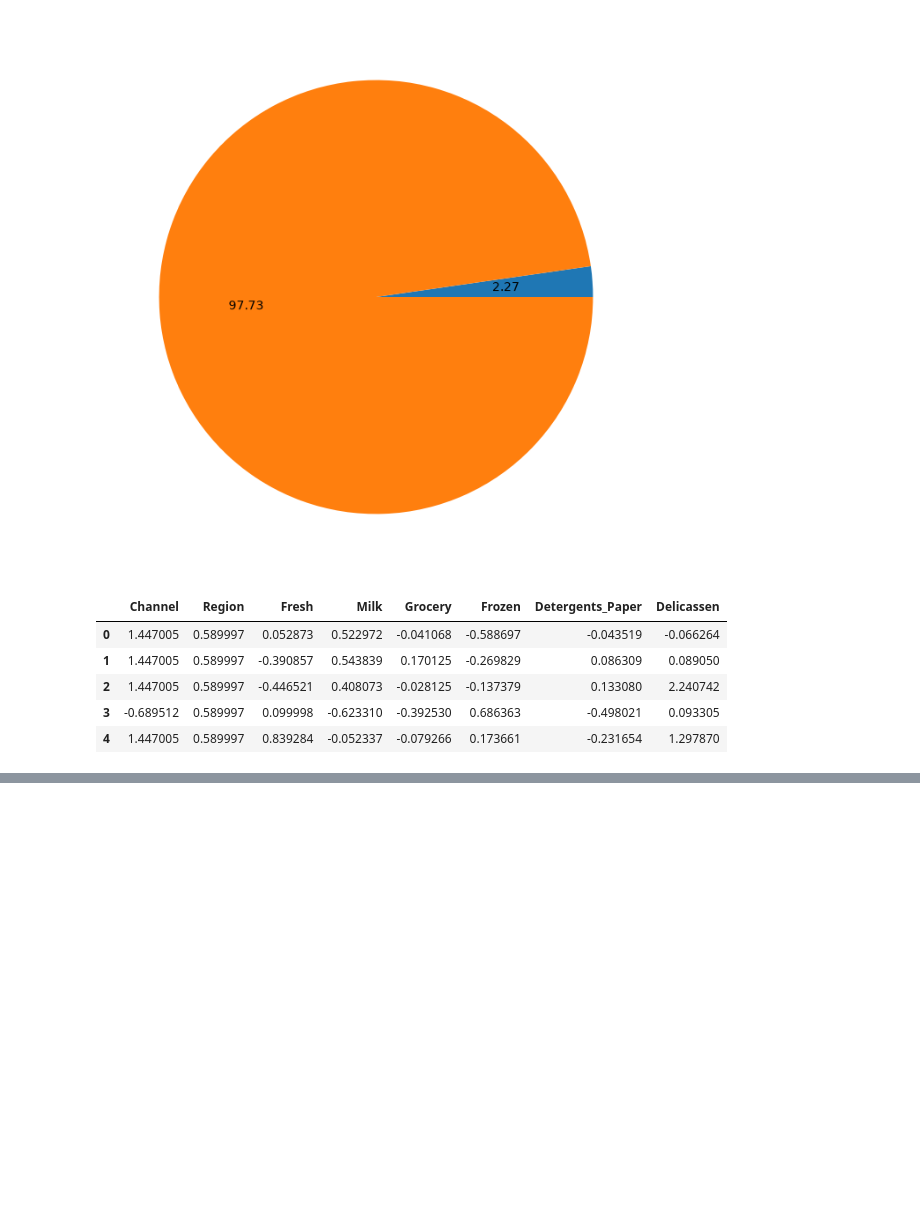
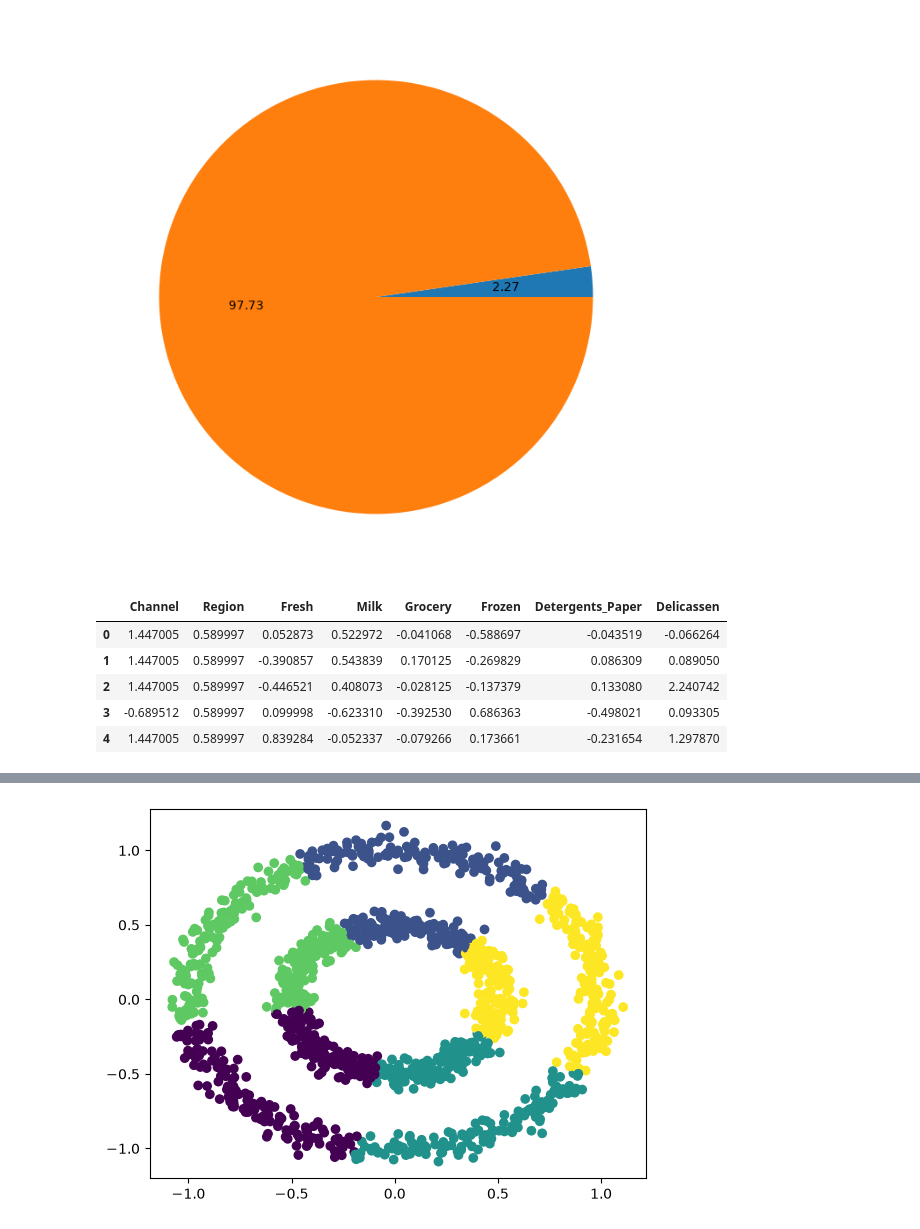
Before and after one commit to diadonquixote/ML-SciKit, a Jupyter notebook: activity 2.01.1.ipynb, the cells around one changed output, grey strips where cells are left out. Cells and saved outputs as stored; diff of their text form; code cells hidden in the pictures; blank space fills up the shorter version.

```diff
--- a/activity 2.01.1.ipynb
+++ b/activity 2.01.1.ipynb
@@ -56,0 +80,9 @@ data_standardized.head()
+# %%
+est_kmeans = KMeans(n_clusters=5, random_state=0)
+est_kmeans.fit(data)
+pred_kmeans = est_kmeans.predict(data)
+# %%
+plt.scatter(data.iloc[:, 0], data.iloc[:, 1], c=pred_kmeans)
+plt.show()
+# %% [output]
+[figure, added]
```
Also changed, not shown: parts of 7 cells of this notebook.
